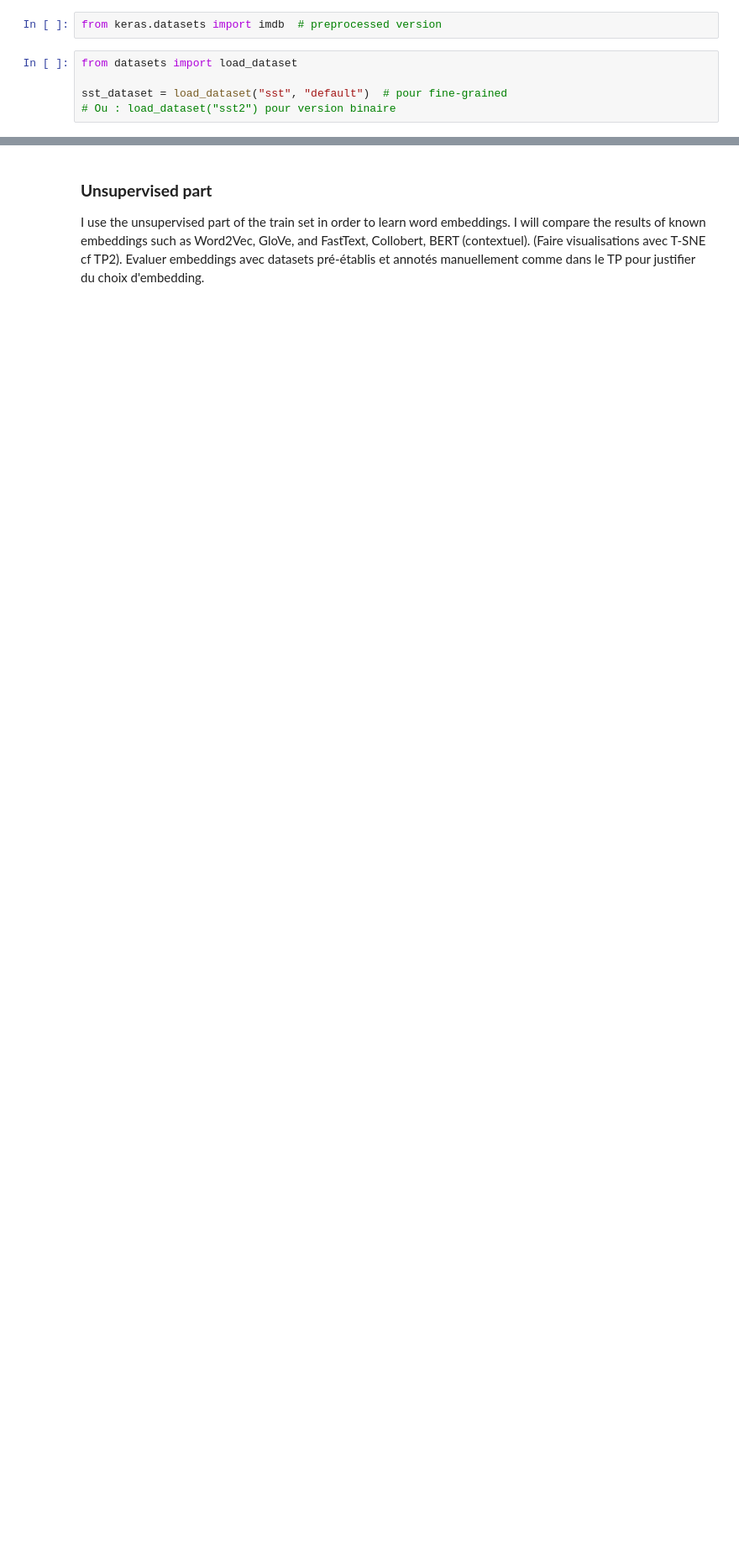
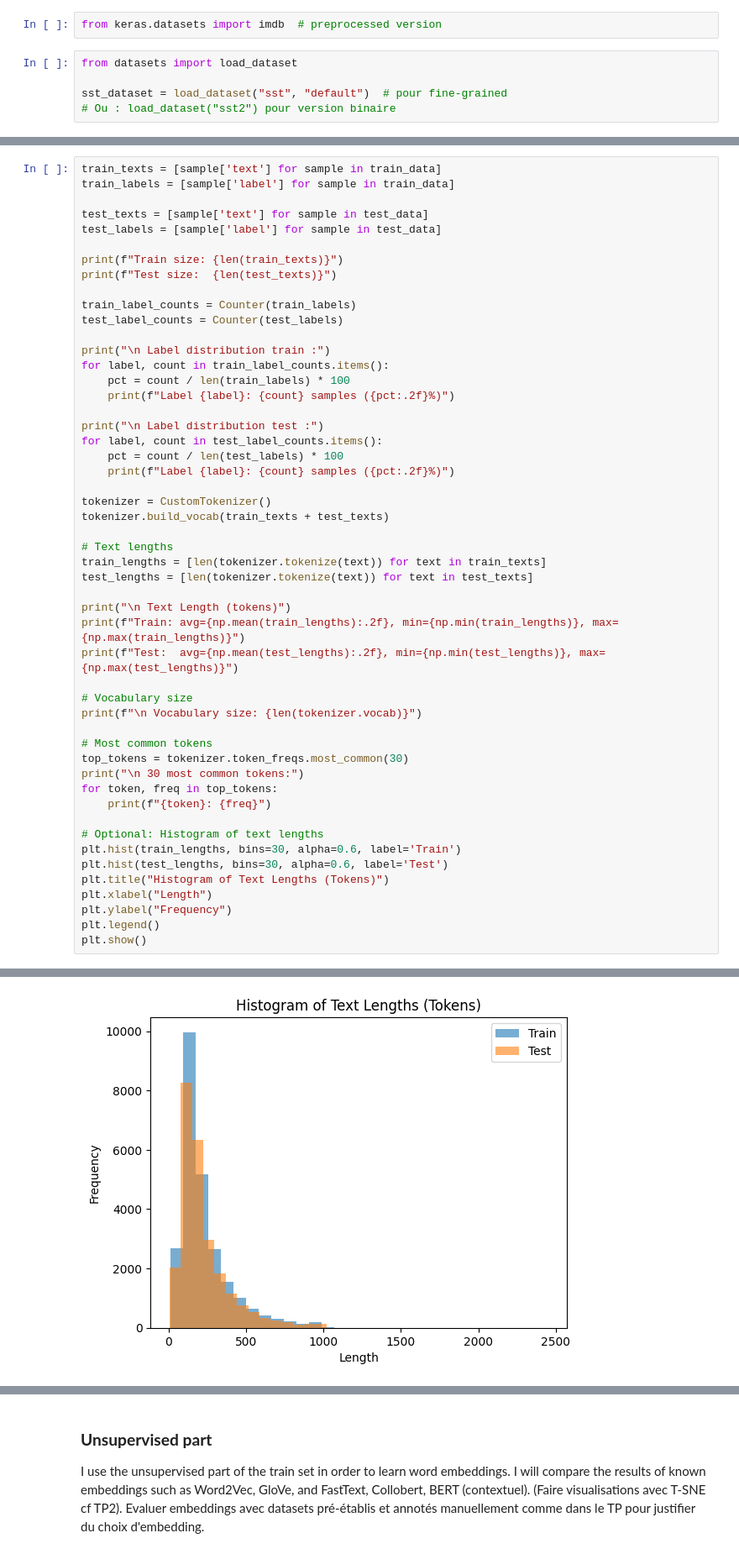
Before and after one commit to mekkilila/NLP_project, a Jupyter notebook: first_model.ipynb, the cells around one changed output, grey strips where cells are left out. Shown at 84% size. Saved outputs shown, nothing was run; the diff lists cells and outputs as text; blank space fills up the shorter version.

```diff
--- a/first_model.ipynb
+++ b/first_model.ipynb
@@ -65,0 +156,52 @@ sst_dataset = load_dataset("sst", "default")  # pour fine-grained
+# %%
+train_texts = [sample['text'] for sample in train_data]
+train_labels = [sample['label'] for sample in train_data]
+
+test_texts = [sample['text'] for sample in test_data]
+test_labels = [sample['label'] for sample in test_data]
+
+print(f"Train size: {len(train_texts)}")
+print(f"Test size:  {len(test_texts)}")
+
+train_label_counts = Counter(train_labels)
+test_label_counts = Counter(test_labels)
+
+print("\n Label distribution train :")
+for label, count in train_label_counts.items():
+    pct = count / len(train_labels) * 100
+    print(f"Label {label}: {count} samples ({pct:.2f}%)")
+
+print("\n Label distribution test :")
+for label, count in test_label_counts.items():
+    pct = count / len(test_labels) * 100
+    print(f"Label {label}: {count} samples ({pct:.2f}%)")
+
+tokenizer = CustomTokenizer()
+tokenizer.build_vocab(train_texts + test_texts)
+
+# Text lengths
+train_lengths = [len(tokenizer.tokenize(text)) for text in train_texts]
+test_lengths = [len(tokenizer.tokenize(text)) for text in test_texts]
+
+print("\n Text Length (tokens)")
+print(f"Train: avg={np.mean(train_lengths):.2f}, min={np.min(train_lengths)}, max={np.max(train_lengths)}")
+print(f"Test:  avg={np.mean(test_lengths):.2f}, min={np.min(test_lengths)}, max={np.max(test_lengths)}")
+
+# Vocabulary size
+print(f"\n Vocabulary size: {len(tokenizer.vocab)}")
+
+# Most common tokens
+top_tokens = tokenizer.token_freqs.most_common(30)
+print("\n 30 most common tokens:")
+for token, freq in top_tokens:
+    print(f"{token}: {freq}")
+
+# Optional: Histogram of text lengths
+plt.hist(train_lengths, bins=30, alpha=0.6, label='Train')
+plt.hist(test_lengths, bins=30, alpha=0.6, label='Test')
+plt.title("Histogram of Text Lengths (Tokens)")
+plt.xlabel("Length")
+plt.ylabel("Frequency")
+plt.legend()
+plt.show()
+# %% [output]
@@ -65,0 +225 @@ sst_dataset = load_dataset("sst", "default")  # pour fine-grained
+[figure, added]
```
Also changed, not shown: parts of 33 cells of this notebook, 1 other file.
